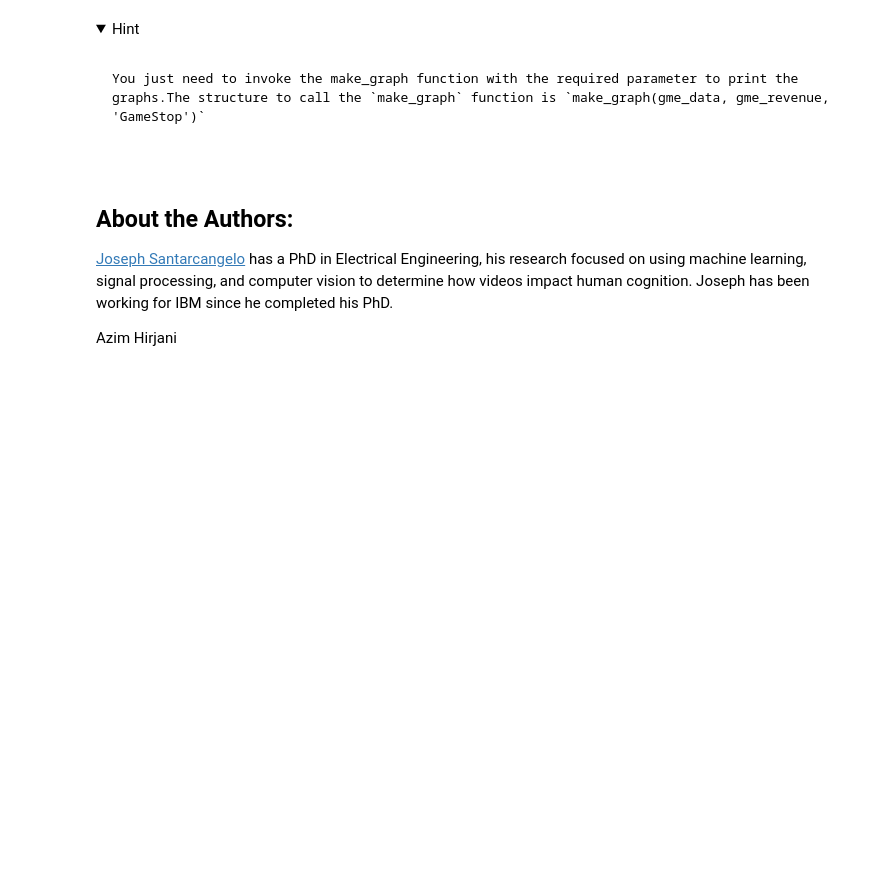
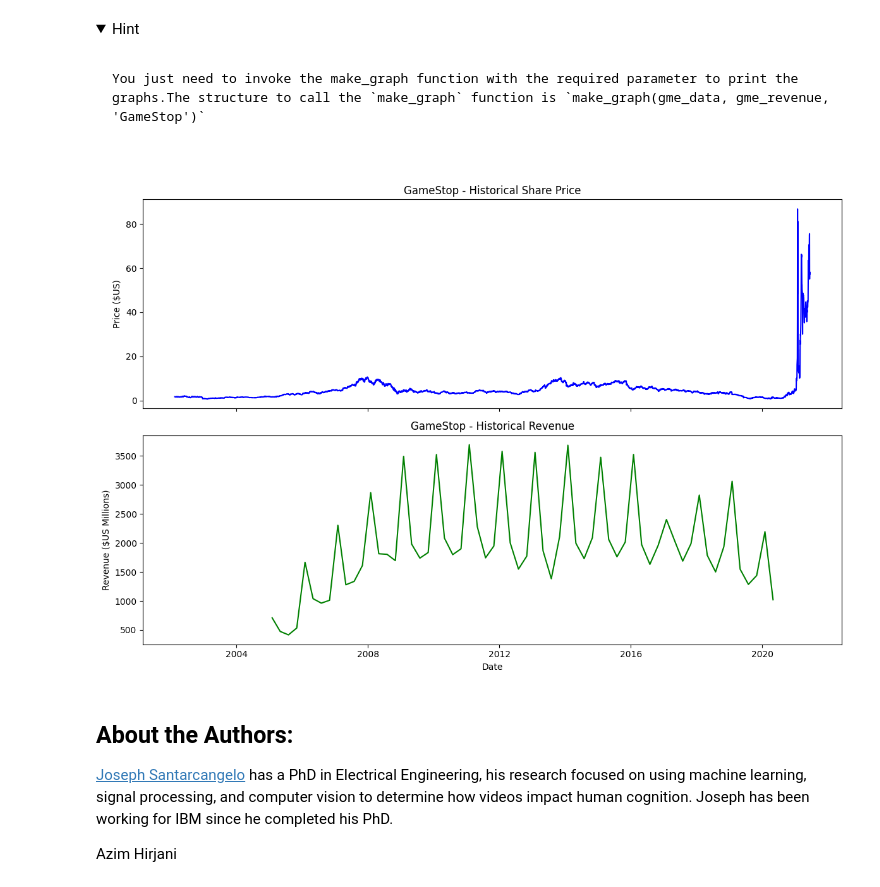
Before and after one commit to ronald-hh/Revenue-Data-and-Building-a-Dashboard, a Jupyter notebook: OneDrive/Desktop/ProjectIMB/Revenue Data and Building a Dashboard-v1.ipynb, the cells around one changed output. Cells and saved outputs as stored; diff of their text form; code cells hidden in the pictures; folded sections open; blank space fills up the shorter version.

````diff
--- a/OneDrive/Desktop/ProjectIMB/Revenue Data and Building a Dashboard-v1.ipynb
+++ b/OneDrive/Desktop/ProjectIMB/Revenue Data and Building a Dashboard-v1.ipynb
@@ -318,6 +318,10 @@ You just need to invoke the make_graph function with the required parameter to p
 ```
 
 </details>
+# %%
+make_graph(gme_data, gme_revenue, 'GameStop')
+# %% [output]
+[figure, added]
 # %% [markdown]
 <h2>About the Authors:</h2>
 
````
Also changed, not shown: parts of 1 cell of this notebook.
